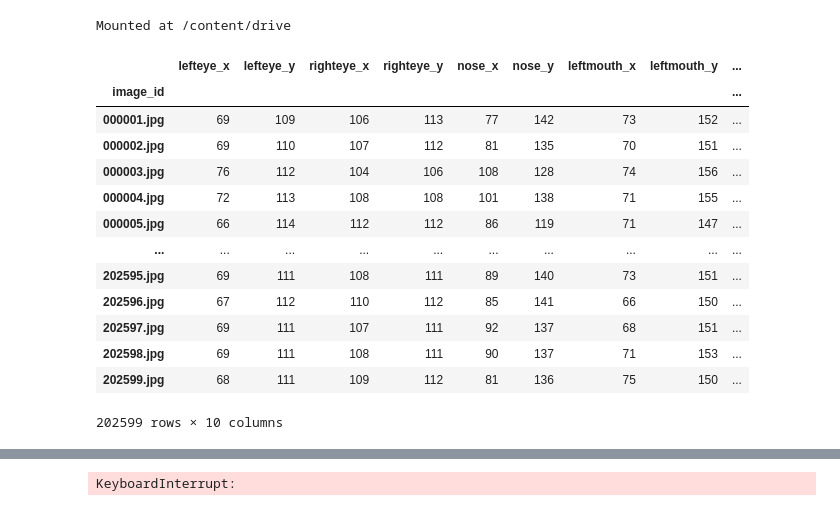
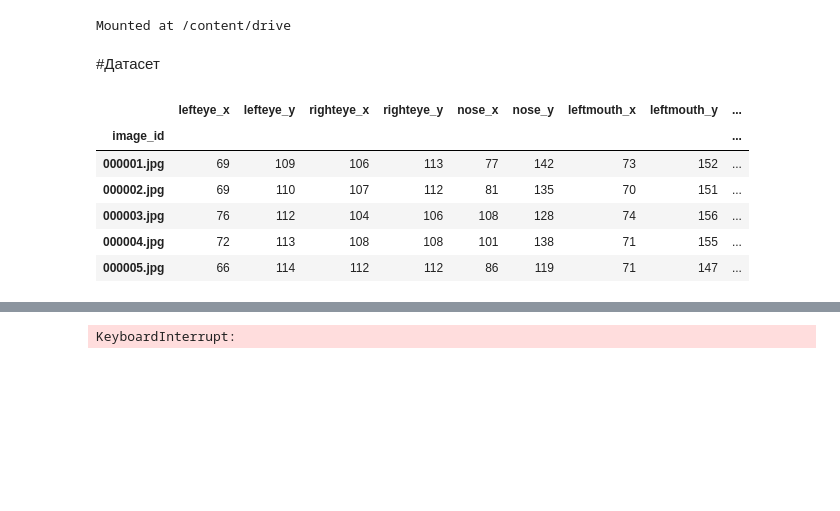
Before and after one commit to kovzanok/dls-final-task, a Jupyter notebook: 1_FaceAlignment.ipynb, the cells around one changed output, grey strips where cells are left out. Drawn from its saved outputs; the diff is of its cells as text; code cells hidden in the pictures; blank space fills up the shorter version.

```diff
--- a/1_FaceAlignment.ipynb
+++ b/1_FaceAlignment.ipynb
@@ -123,21 +132,16 @@ import os
+# %% [markdown]
+#Датасет
 # %%
 df = pd.read_csv('/content/drive/MyDrive/list_landmarks_align_celeba.txt', index_col=0,delim_whitespace=True)
 # %%
 df.index.name = 'image_id'
 # %%
-df
+df.head()
 # %% [output]
 |  | lefteye_x | lefteye_y | righteye_x | righteye_y | nose_x | nose_y | leftmouth_x | leftmouth_y | ... |
 | image_id |  |  |  |  |  |  |  |  | ... |
 | 000001.jpg | 69 | 109 | 106 | 113 | 77 | 142 | 73 | 152 | ... |
 | 000002.jpg | 69 | 110 | 107 | 112 | 81 | 135 | 70 | 151 | ... |
 | 000003.jpg | 76 | 112 | 104 | 106 | 108 | 128 | 74 | 156 | ... |
 | 000004.jpg | 72 | 113 | 108 | 108 | 101 | 138 | 71 | 155 | ... |
 | 000005.jpg | 66 | 114 | 112 | 112 | 86 | 119 | 71 | 147 | ... |
-| ... | ... | ... | ... | ... | ... | ... | ... | ... | ... |
-| 202595.jpg | 69 | 111 | 108 | 111 | 89 | 140 | 73 | 151 | ... |
-| 202596.jpg | 67 | 112 | 110 | 112 | 85 | 141 | 66 | 150 | ... |
-| 202597.jpg | 69 | 111 | 107 | 111 | 92 | 137 | 68 | 151 | ... |
-| 202598.jpg | 69 | 111 | 108 | 111 | 90 | 137 | 71 | 153 | ... |
-| 202599.jpg | 68 | 111 | 109 | 112 | 81 | 136 | 75 | 150 | ... |
-202599 rows × 10 columns
```
Also changed, not shown: parts of 15 cells of this notebook.
